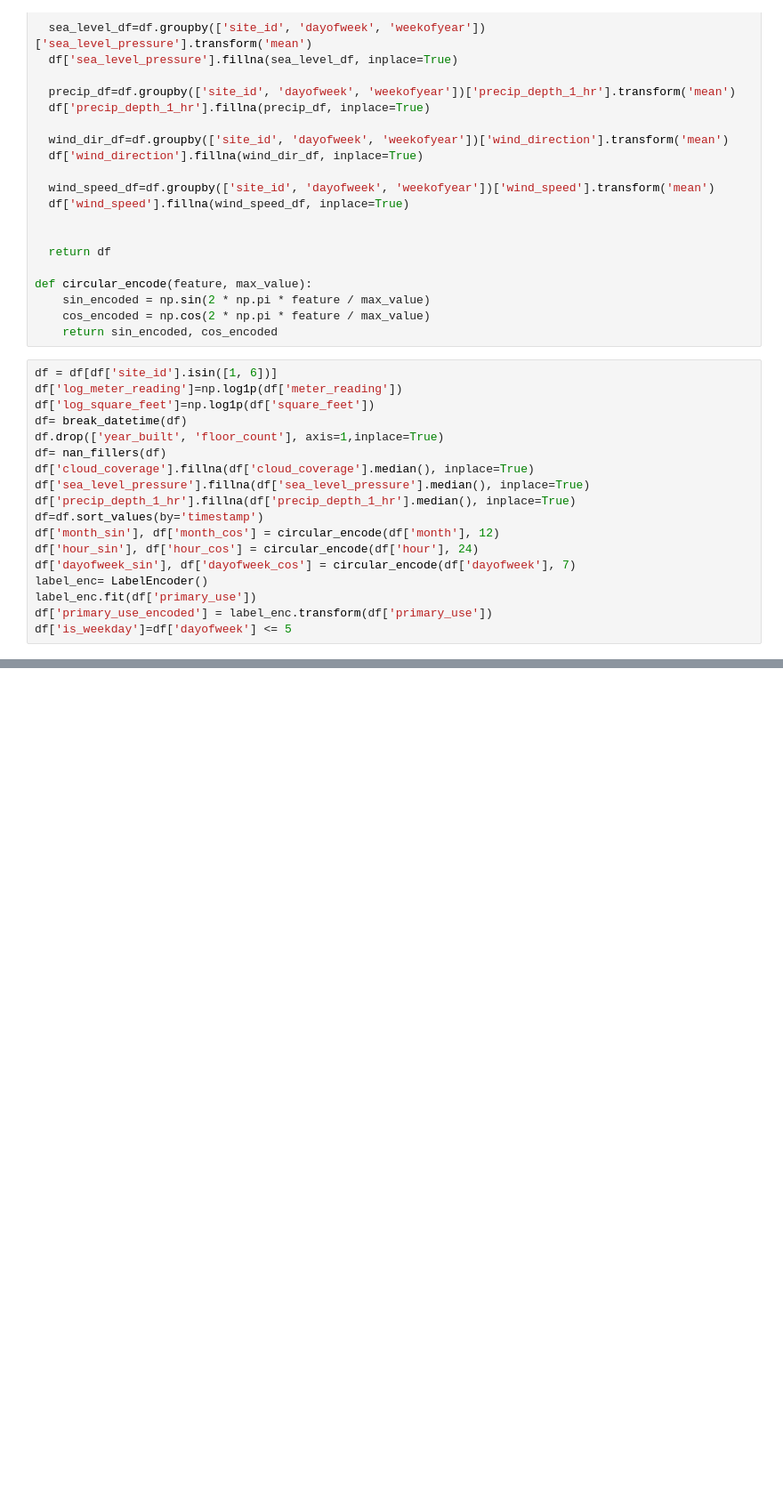
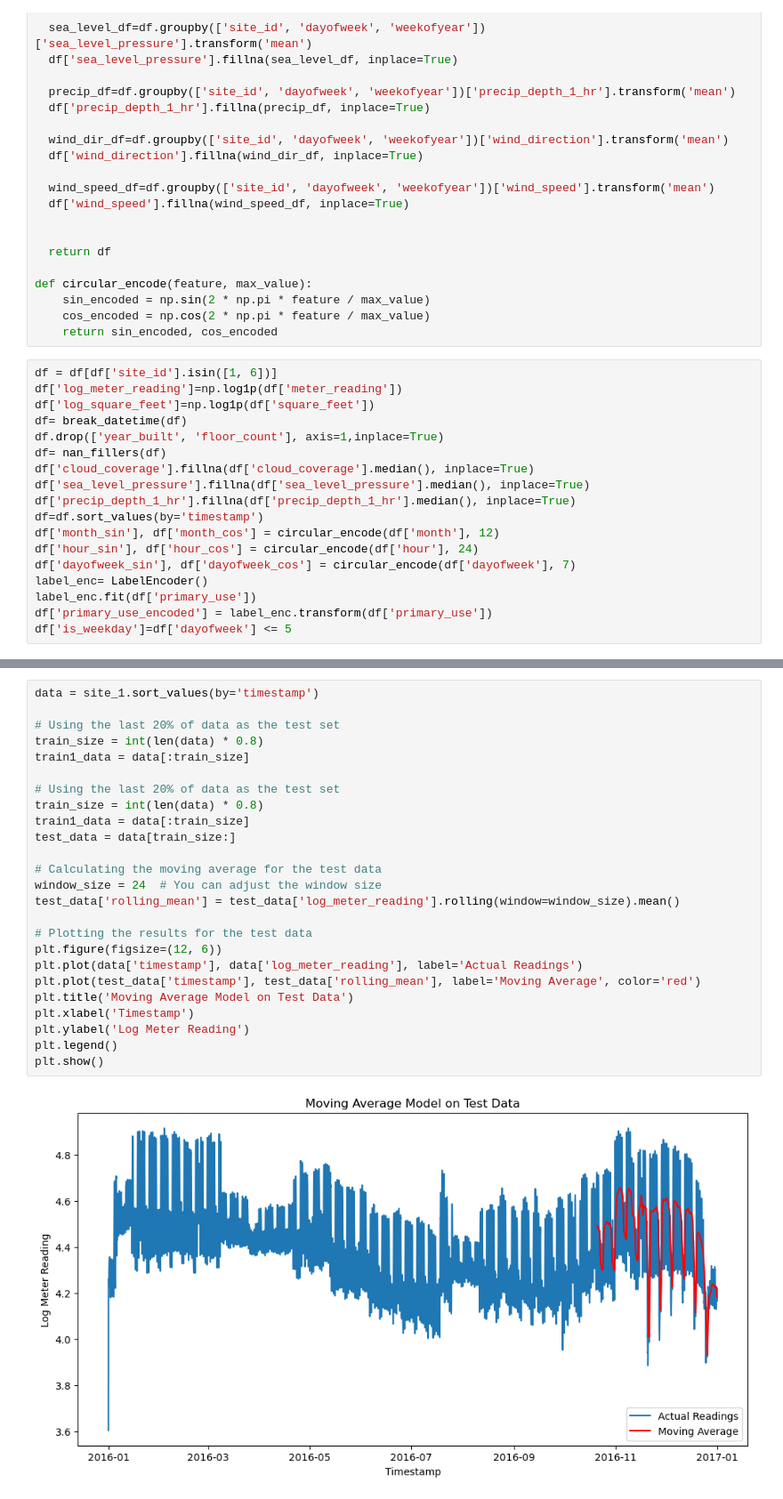
Before and after one commit to goksu-uzunturk/DI502_ElectricityPrediction, a Jupyter notebook: notebooks/MovingAverage.ipynb, the cells around one changed output, grey strips where cells are left out. Shown at 89% size. Saved outputs shown, nothing was run; the diff lists cells and outputs as text; blank space fills up the shorter version.

```diff
--- a/notebooks/MovingAverage.ipynb
+++ b/notebooks/MovingAverage.ipynb
@@ -229,0 +163,27 @@ ValueError: x and y must have same first dimension, but have shapes (8781,) and
+# %%
+data = site_1.sort_values(by='timestamp')
+
+# Using the last 20% of data as the test set
+train_size = int(len(data) * 0.8)
+train1_data = data[:train_size]
+
+# Using the last 20% of data as the test set
+train_size = int(len(data) * 0.8)
+train1_data = data[:train_size]
+test_data = data[train_size:]
+
+# Calculating the moving average for the test data
+window_size = 24  # You can adjust the window size
+test_data['rolling_mean'] = test_data['log_meter_reading'].rolling(window=window_size).mean()
+
+# Plotting the results for the test data
+plt.figure(figsize=(12, 6))
+plt.plot(data['timestamp'], data['log_meter_reading'], label='Actual Readings')
+plt.plot(test_data['timestamp'], test_data['rolling_mean'], label='Moving Average', color='red')
+plt.title('Moving Average Model on Test Data')
+plt.xlabel('Timestamp')
+plt.ylabel('Log Meter Reading')
+plt.legend()
+plt.show()
+# %% [output]
+[figure, added]
```
Also changed, not shown: parts of 13 cells of this notebook.
